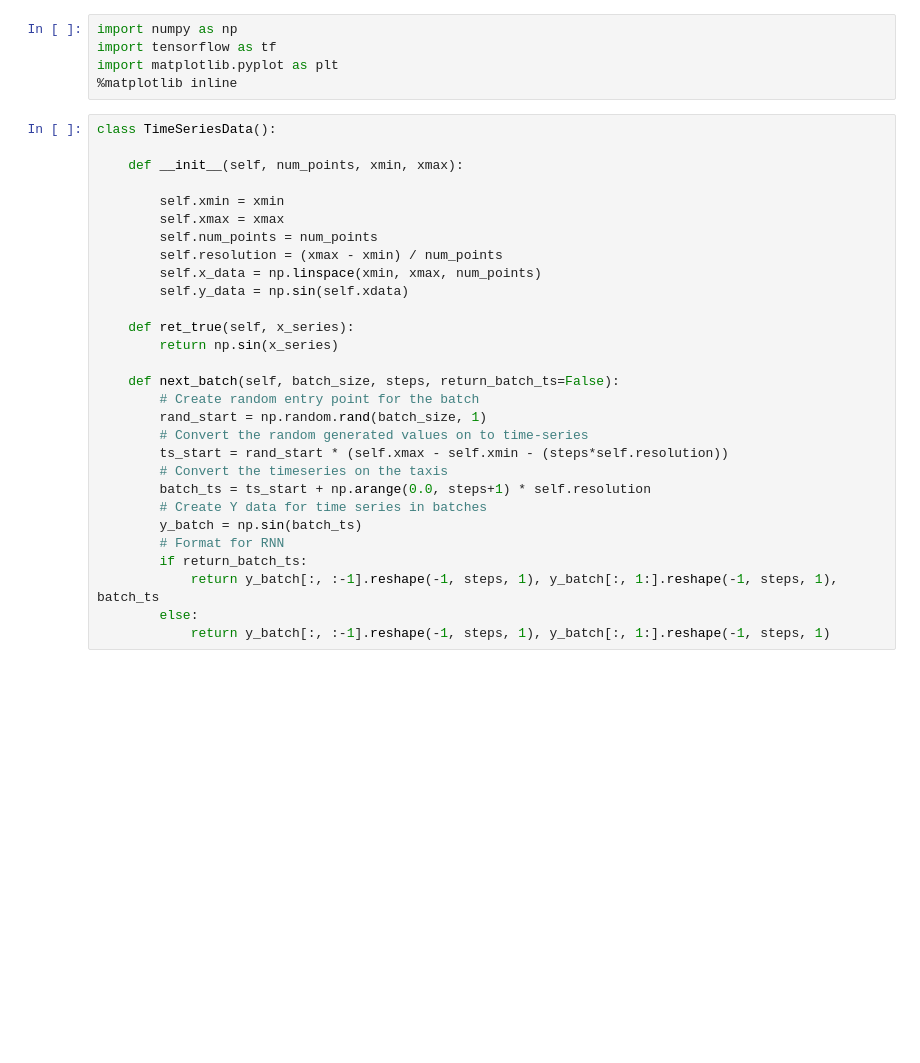
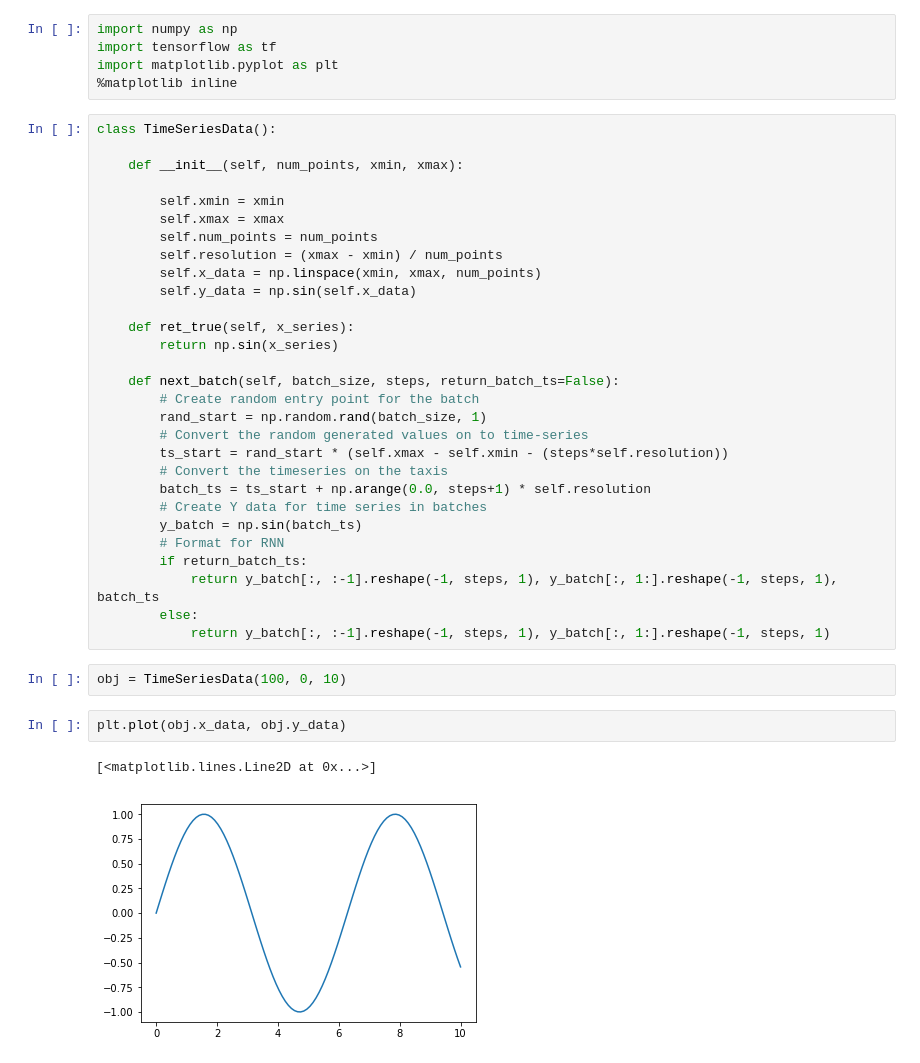
Before and after one commit to sauravjoshi/Deep-Learning-with-Tensorflow, a Jupyter notebook: Recurrent Neural Networks/RNN with TF-API.ipynb, the cells around one changed output. Saved outputs shown, nothing was run; the diff lists cells and outputs as text; blank space fills up the shorter version.

Commit message:
Plots added

```diff
--- a/Recurrent Neural Networks/RNN with TF-API.ipynb
+++ b/Recurrent Neural Networks/RNN with TF-API.ipynb
@@ -13,7 +13,7 @@ class TimeSeriesData():
         self.num_points = num_points
         self.resolution = (xmax - xmin) / num_points
         self.x_data = np.linspace(xmin, xmax, num_points)
-        self.y_data = np.sin(self.xdata)
+        self.y_data = np.sin(self.x_data)
 
     def ret_true(self, x_series):
         return np.sin(x_series)
@@ -32,3 +32,10 @@ class TimeSeriesData():
             return y_batch[:, :-1].reshape(-1, steps, 1), y_batch[:, 1:].reshape(-1, steps, 1), batch_ts
         else:
             return y_batch[:, :-1].reshape(-1, steps, 1), y_batch[:, 1:].reshape(-1, steps, 1)
+# %%
+obj = TimeSeriesData(100, 0, 10)
+# %%
+plt.plot(obj.x_data, obj.y_data)
+# %% [output]
+[<matplotlib.lines.Line2D at 0x...>]
+[figure, added]
```
Also changed, not shown: parts of 2 cells of this notebook.
